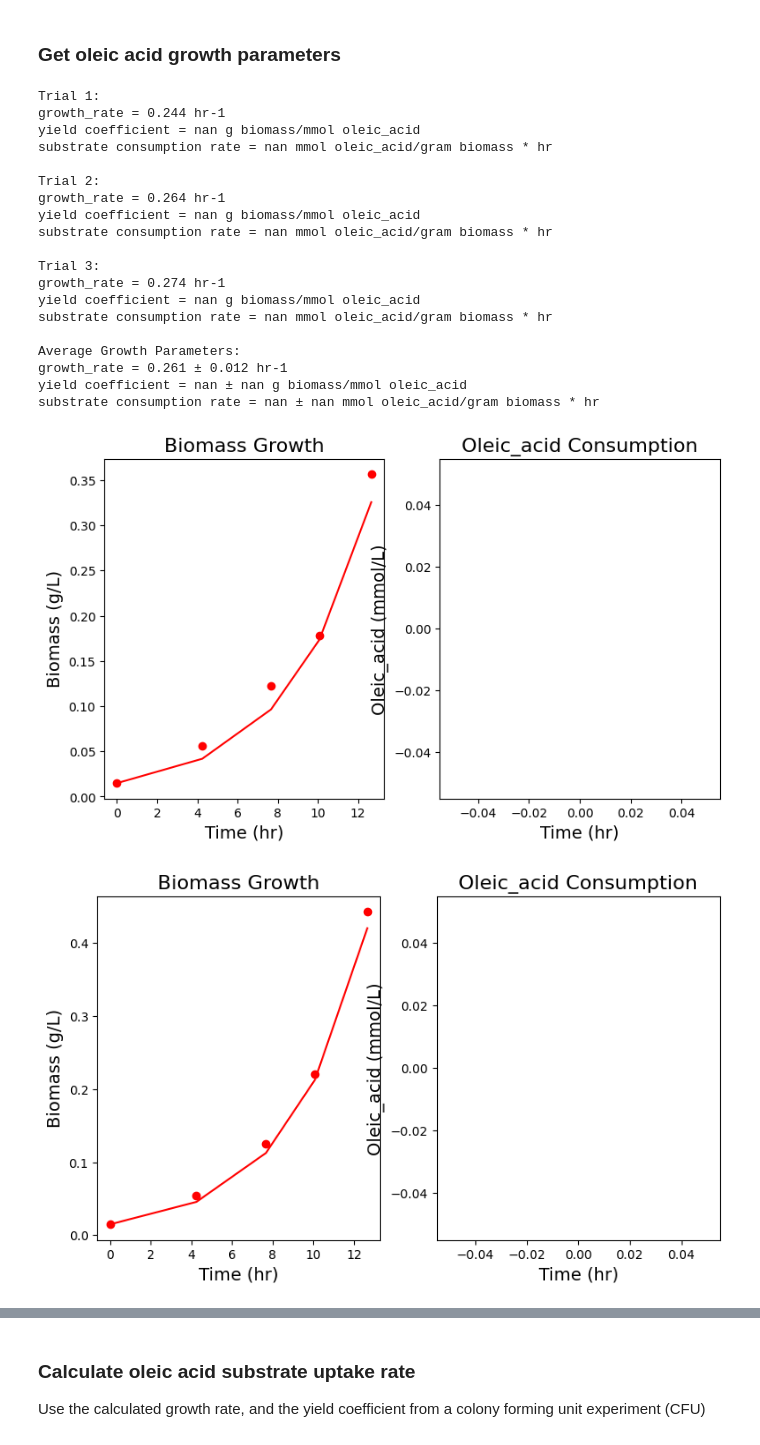
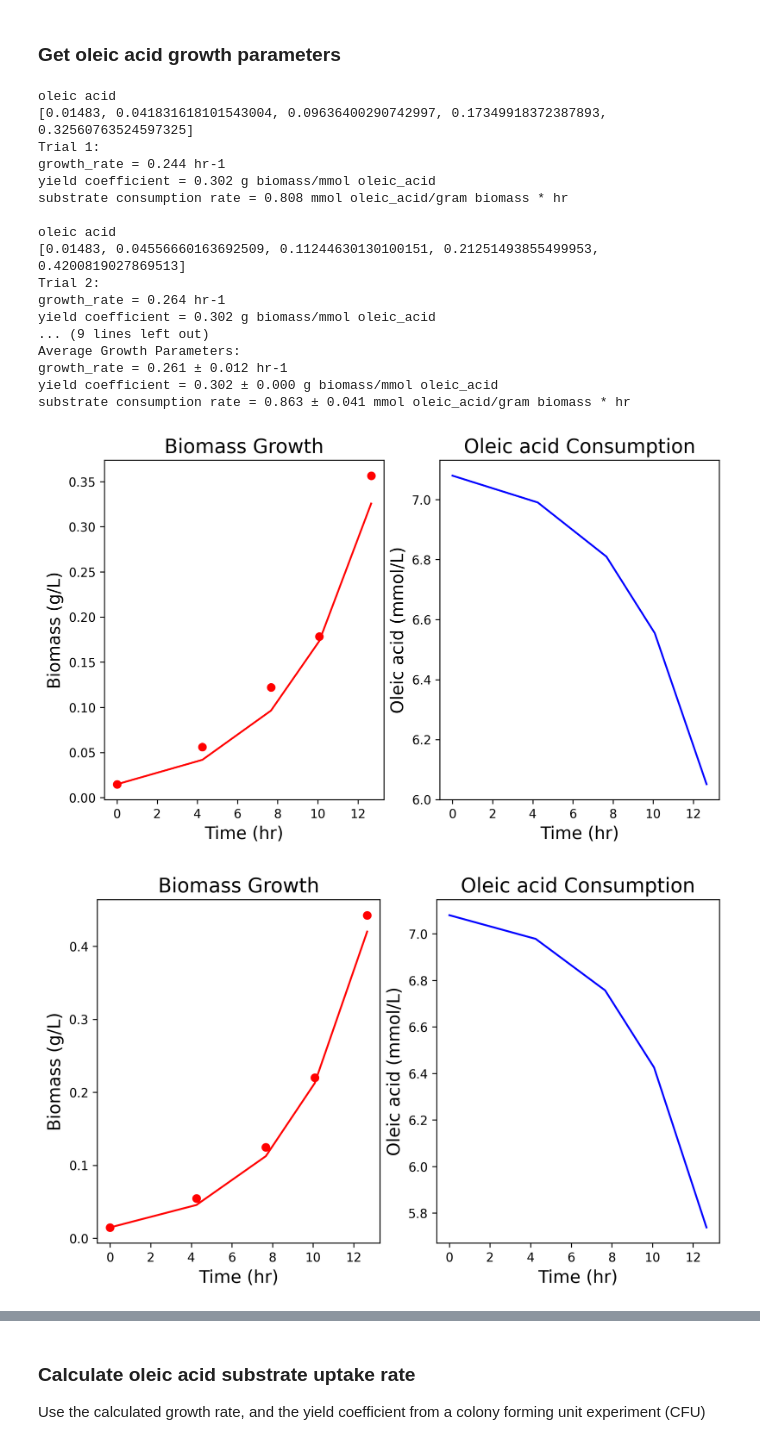
Before and after one commit to UH-MBBE/yarrowia-13C-gsm, a Jupyter notebook: notebooks/A_exp_growth_parameters.ipynb, the cells around one changed output, grey strips where cells are left out. Saved outputs shown, nothing was run; the diff lists cells and outputs as text; code cells hidden in the pictures.

Commit message:
updated oleic acid consumption, and increased resolution of growth curve figures

```diff
--- a/notebooks/A_exp_growth_parameters.ipynb
+++ b/notebooks/A_exp_growth_parameters.ipynb
@@ -124,26 +120,24 @@ oleic_acid_growth_df
 # %% [markdown]
 ### Get oleic acid growth parameters
 # %%
-oleic_acid_growth_parameters = get_average_growth_parameters(growth_df=oleic_acid_growth_df, substrate='oleic_acid', molar_mass=282.46)
+oleic_acid_growth_parameters = get_average_growth_parameters(growth_df=oleic_acid_growth_df, substrate='oleic_acid', molar_mass=282.46, yield_coefficient=0.302)
 # %% [output]
+oleic acid
+[0.01483, 0.041831618101543004, 0.09636400290742997, 0.17349918372387893, 0.32560763524597325]
 Trial 1:
 growth_rate = 0.244 hr-1
-yield coefficient = nan g biomass/mmol oleic_acid
-substrate consumption rate = nan mmol oleic_acid/gram biomass * hr
+yield coefficient = 0.302 g biomass/mmol oleic_acid
+substrate consumption rate = 0.808 mmol oleic_acid/gram biomass * hr
 
+oleic acid
+[0.01483, 0.04556660163692509, 0.11244630130100151, 0.21251493855499953, 0.4200819027869513]
 Trial 2:
 growth_rate = 0.264 hr-1
-yield coefficient = nan g biomass/mmol oleic_acid
-substrate consumption rate = nan mmol oleic_acid/gram biomass * hr
-
-Trial 3:
-growth_rate = 0.274 hr-1
-yield coefficient = nan g biomass/mmol oleic_acid
-substrate consumption rate = nan mmol oleic_acid/gram biomass * hr
-
+yield coefficient = 0.302 g biomass/mmol oleic_acid
+... (9 lines left out)
 Average Growth Parameters:
 growth_rate = 0.261 ± 0.012 hr-1
-yield coefficient = nan ± nan g biomass/mmol oleic_acid
-substrate consumption rate = nan ± nan mmol oleic_acid/gram biomass * hr
+yield coefficient = 0.302 ± 0.000 g biomass/mmol oleic_acid
+substrate consumption rate = 0.863 ± 0.041 mmol oleic_acid/gram biomass * hr
-[figure, old version]
+[figure, new version]
-[figure, old version]
+[figure, new version]
```
Also changed, not shown: parts of 3 cells of this notebook, 11 other files.
